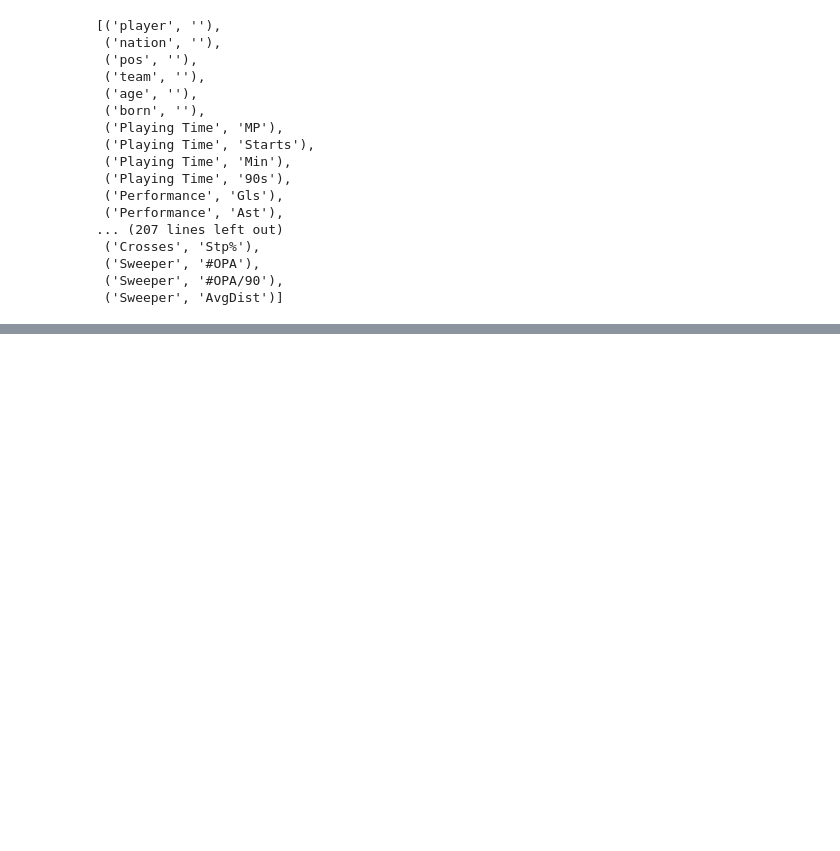
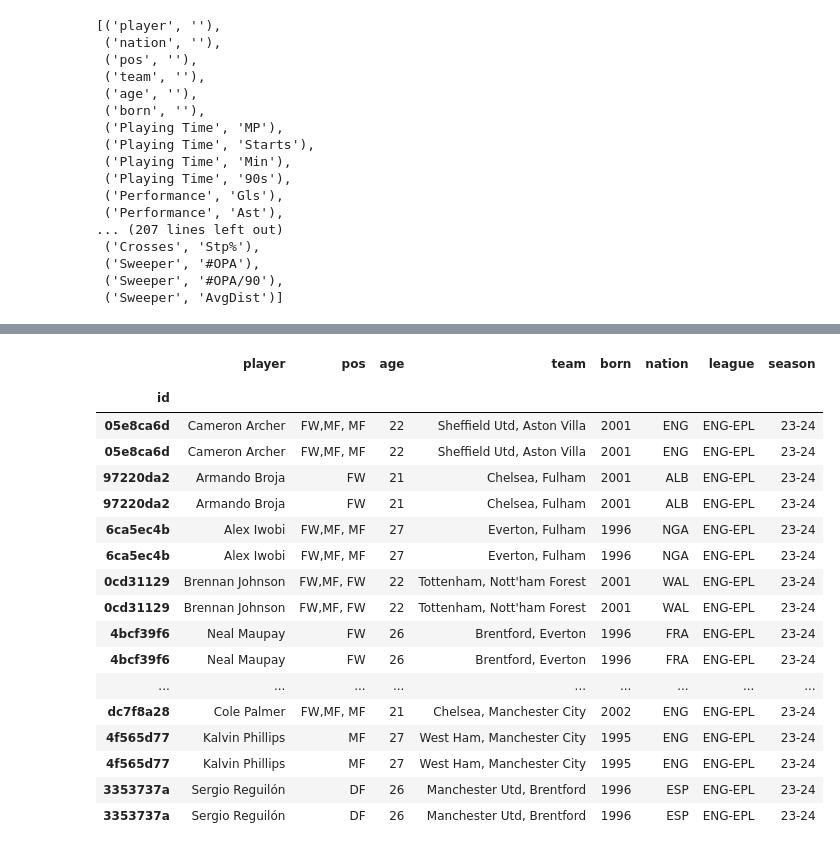
Before and after one commit to PTIT-D22KH/fbref-experimenting, a Jupyter notebook: fbref-players/epl/epl.ipynb, the cells around one changed output, grey strips where cells are left out. Drawn from its saved outputs; the diff is of its cells as text; code cells hidden in the pictures; blank space fills up the shorter version.

```diff
--- a/fbref-players/epl/epl.ipynb
+++ b/fbref-players/epl/epl.ipynb
@@ -470,0 +497,17 @@ df1.head()
+# %%
+# Filter the DataFrame to include only players with multiple occurrences
+df1_filtered = df1[df1['player'].isin(players_to_drop)]
+
+# Separate the columns that should not be summed, excluding 'player' and 'id'
+non_sum_columns = ['age', 'born'] + df1_filtered.select_dtypes(include='object').columns.tolist()
+non_sum_columns = list(set(non_sum_columns) - {('player', ''), 'id'})  # Remove duplicates and exclude 'player' and 'id'
+
+print(non_sum_columns)
+res = []
+for x in non_sum_columns:
+    print(len(x))
+    if type(x) == tuple and len(x) > 1:
+        x = x[0]
+        res.append(x)
+    else:
+        res.append(x)
@@ -470,0 +527,14 @@ df1.head()
+# %%
+# Group by player and id, and calculate the sum of numeric columns excluding non-sum columns
+group_sum = df1_filtered.drop(columns=res).groupby(['player', 'id']).sum(numeric_only=True)
+
+# Handle non-sum columns by taking the first occurrence
+# df1_filtered[res + ['player']]
+# df1_filtered.groupby(['player', 'id']).first
+df1_filtered['team'] = df1_filtered.groupby(['player', df1_filtered.index])['team'].transform(lambda x: ', '.join(x.unique()))
+df1_filtered['pos'] = df1_filtered.groupby(['player', df1_filtered.index])['pos'].transform(lambda x: ', '.join(set(', '.join(x).split(', '))))
+# group_combined = group_sum.reset_index().merge(group_non_sum, on=['player', 'id']).merge(group_team_pos, on=['player', 'id'])
+group_non_sum = df1_filtered[['player'] + res]
+group_sum = group_sum.reset_index().set_index('id')
+group_combined = group_sum.reset_index().merge(group_non_sum, on=['player', 'id'])
+group_combined = group_combined.drop_duplicates(keep='first')
@@ -470,0 +568,22 @@ df1.head()
+# %%
+group_non_sum
+# %% [output]
+|  | player | pos | age | team | born | nation | league | season |
+|  |  |  |  |  |  |  |  |  |
+| id |  |  |  |  |  |  |  |  |
+| 05e8ca6d | Cameron Archer | FW,MF, MF | 22 | Sheffield Utd, Aston Villa | 2001 | ENG | ENG-EPL | 23-24 |
+| 05e8ca6d | Cameron Archer | FW,MF, MF | 22 | Sheffield Utd, Aston Villa | 2001 | ENG | ENG-EPL | 23-24 |
+| 97220da2 | Armando Broja | FW | 21 | Chelsea, Fulham | 2001 | ALB | ENG-EPL | 23-24 |
+| 97220da2 | Armando Broja | FW | 21 | Chelsea, Fulham | 2001 | ALB | ENG-EPL | 23-24 |
+| 6ca5ec4b | Alex Iwobi | FW,MF, MF | 27 | Everton, Fulham | 1996 | NGA | ENG-EPL | 23-24 |
+| 6ca5ec4b | Alex Iwobi | FW,MF, MF | 27 | Everton, Fulham | 1996 | NGA | ENG-EPL | 23-24 |
+| 0cd31129 | Brennan Johnson | FW,MF, FW | 22 | Tottenham, Nott'ham Forest | 2001 | WAL | ENG-EPL | 23-24 |
+| 0cd31129 | Brennan Johnson | FW,MF, FW | 22 | Tottenham, Nott'ham Forest | 2001 | WAL | ENG-EPL | 23-24 |
+| 4bcf39f6 | Neal Maupay | FW | 26 | Brentford, Everton | 1996 | FRA | ENG-EPL | 23-24 |
+| 4bcf39f6 | Neal Maupay | FW | 26 | Brentford, Everton | 1996 | FRA | ENG-EPL | 23-24 |
+| ... | ... | ... | ... | ... | ... | ... | ... | ... |
+| dc7f8a28 | Cole Palmer | FW,MF, MF | 21 | Chelsea, Manchester City | 2002 | ENG | ENG-EPL | 23-24 |
+| 4f565d77 | Kalvin Phillips | MF | 27 | West Ham, Manchester City | 1995 | ENG | ENG-EPL | 23-24 |
+| 4f565d77 | Kalvin Phillips | MF | 27 | West Ham, Manchester City | 1995 | ENG | ENG-EPL | 23-24 |
+| 3353737a | Sergio Reguilón | DF | 26 | Manchester Utd, Brentford | 1996 | ESP | ENG-EPL | 23-24 |
+| 3353737a | Sergio Reguilón | DF | 26 | Manchester Utd, Brentford | 1996 | ESP | ENG-EPL | 23-24 |
```
Also changed, not shown: parts of 17 cells of this notebook, 1 other file.
